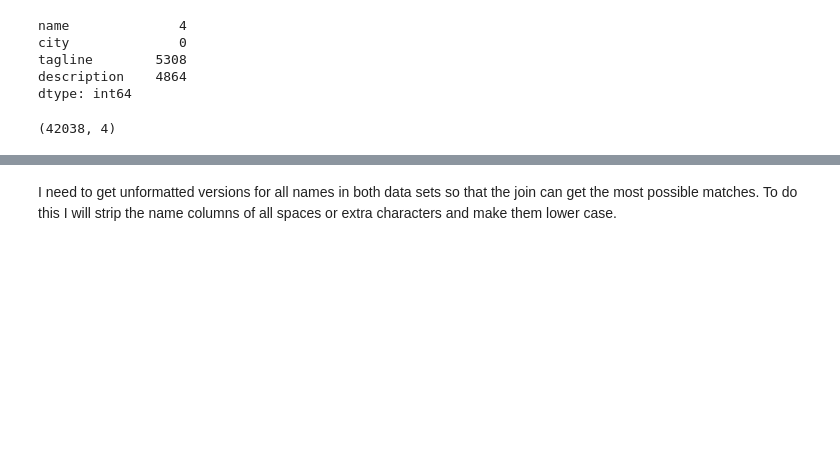
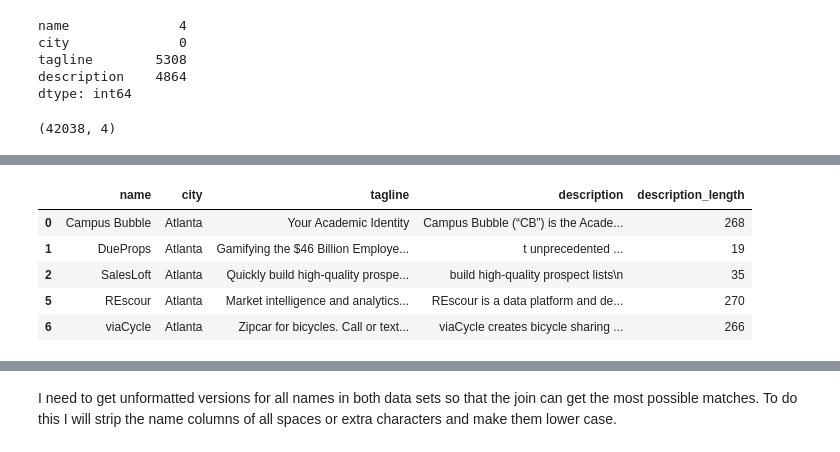
Before and after one commit to yaeleiferman/Predicting-Startup-Success, a Jupyter notebook: Startup_Analysis.ipynb, the cells around one changed output, grey strips where cells are left out. Cells and saved outputs as stored; diff of their text form; code cells hidden in the pictures; blank space fills up the shorter version.

```diff
--- a/Startup_Analysis.ipynb
+++ b/Startup_Analysis.ipynb
@@ -1351,0 +1453,9 @@ desc.shape
+# %%
+desc.head()
+# %% [output]
+|  | name | city | tagline | description | description_length |
+| 0 | Campus Bubble | Atlanta | Your Academic Identity | Campus Bubble (“CB”) is the Acade... | 268 |
+| 1 | DueProps | Atlanta | Gamifying the $46 Billion Employe... | t unprecedented ... | 19 |
+| 2 | SalesLoft | Atlanta | Quickly build high-quality prospe... | build high-quality prospect lists\n | 35 |
+| 5 | REscour | Atlanta | Market intelligence and analytics... | REscour is a data platform and de... | 270 |
+| 6 | viaCycle | Atlanta | Zipcar for bicycles. Call or text... | viaCycle creates bicycle sharing ... | 266 |
```
Also changed, not shown: parts of 28 cells of this notebook, 2 other files.
